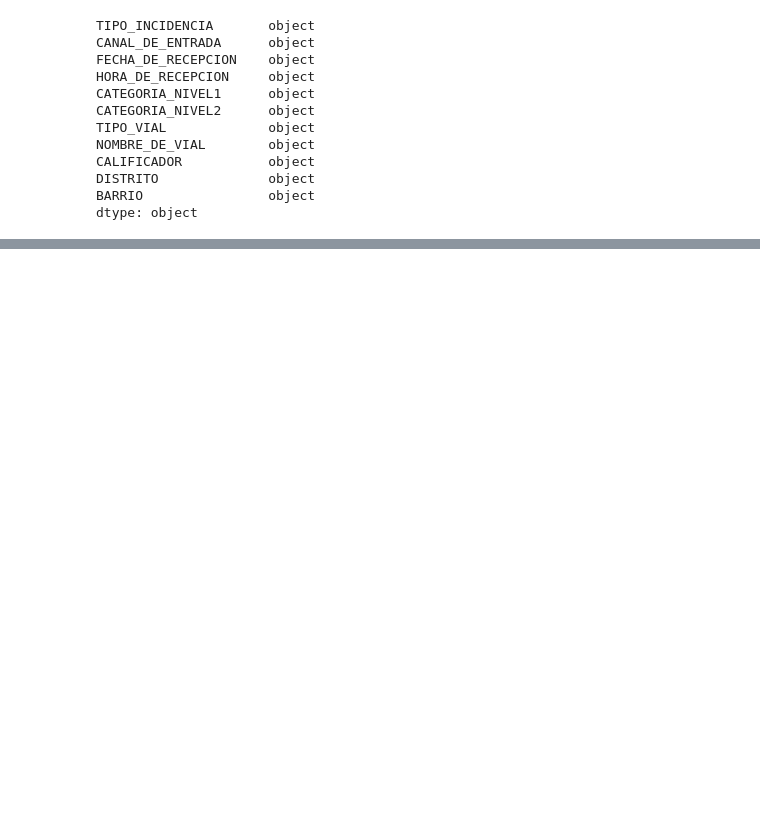
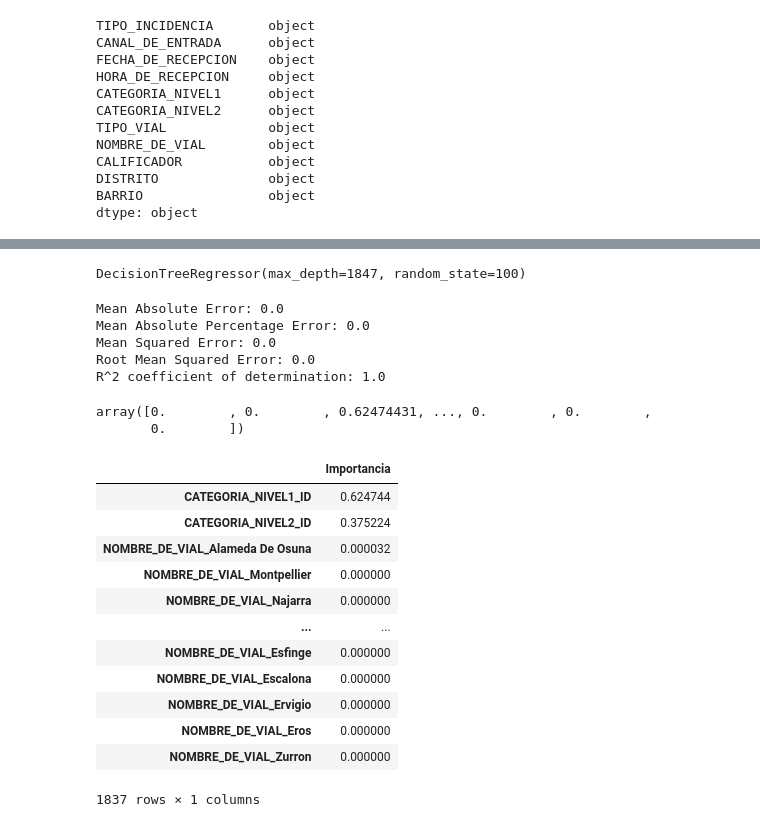
Before and after one commit to davidgdt/ejemplo_coil, a Jupyter notebook: notebooks/EstructuraDeDatos-Algorit_Actividades_COIL.ipynb, the cells around one changed output, grey strips where cells are left out. Cells and saved outputs as stored; diff of their text form; code cells hidden in the pictures; blank space fills up the shorter version.

```diff
--- a/notebooks/EstructuraDeDatos-Algorit_Actividades_COIL.ipynb
+++ b/notebooks/EstructuraDeDatos-Algorit_Actividades_COIL.ipynb
@@ -193,6 +298,22 @@ df_avisos_filt2[target]
+# %%
+# Eliminar las columnas de fecha y hora de la lista de características
+features = [col for col in features if col not in ['FECHA_DE_RECEPCION', 'HORA_DE_RECEPCION', 'FECHA_HORA_RECEPCION']]
+
+# Obtener las variables categóricas en el conjunto de datos
+categorical_cols = df_avisos_filt2[features].select_dtypes(include=['object']).columns
+
+# Convertir las variables categóricas en variables binarias (one-hot encoding)
+df_avisos_filt2 = pd.get_dummies(df_avisos_filt2, columns=categorical_cols)
+
+# Actualizar la lista de características para incluir las nuevas columnas binarias creadas
+features = [col for col in df_avisos_filt2.columns if col != target]
 # %%
- sklearn.tree imporfromt DecisionTreeRegressor, DecisionTreeClassifier
+
+from sklearn.tree import DecisionTreeRegressor, DecisionTreeClassifier
 from sklearn.preprocessing import LabelEncoder
+
+# Eliminar las columnas de fecha de la lista de características
+features = [col for col in features if col not in ['FECHA_DE_RECEPCION', 'HORA_DE_RECEPCION', 'FECHA_HORA_RECEPCION']]
 
 # Asumiendo que df_avisos_filt2 es tu DataFrame, features es la lista de columnas de características y target es el nombre de la columna objetivo
 
@@ -216,3 +337,53 @@ else:
 
 # Entrenar el árbol con todo el conjunto de datos
 arbol_importancia.fit(X=df_avisos_filt2[features], y=df_avisos_filt2[target])
+# %% [output]
+DecisionTreeRegressor(max_depth=1847, random_state=100)
+# %%
+# Comprobamos que se obtiene un R^2 muy alto. Lo desesable es que sea 1.
+y_pred_arbol = arbol_importancia.predict(X=df_avisos_filt2[features])
+
+from sklearn.metrics import mean_absolute_error
+from sklearn.metrics import mean_absolute_percentage_error
+from sklearn.metrics import mean_squared_error
+from sklearn.metrics import r2_score
+
+# Métricas para evaluar la calidad del modelo
+print('Mean Absolute Error:', mean_absolute_error(df_avisos_filt2[target], y_pred_arbol))
+print('Mean Absolute Percentage Error:', mean_absolute_percentage_error(df_avisos_filt2[target], y_pred_arbol)*100)
+print('Mean Squared Error:', mean_squared_error(df_avisos_filt2[target], y_pred_arbol))
+print('Root Mean Squared Error:', np.sqrt(mean_squared_error(df_avisos_filt2[target], y_pred_arbol)))
+print('R^2 coefficient of determination:', r2_score(df_avisos_filt2[target], y_pred_arbol))
+# %% [output]
+Mean Absolute Error: 0.0
+Mean Absolute Percentage Error: 0.0
+Mean Squared Error: 0.0
+Root Mean Squared Error: 0.0
+R^2 coefficient of determination: 1.0
+# %%
+# Importancias de cada variable en el árbol ajustado (Gini importance)
+arbol_importancia.feature_importances_
+# %% [output]
+array([0.        , 0.        , 0.62474431, ..., 0.        , 0.        ,
+       0.        ])
+# %%
+# Creamos un DataFrame con los datos de importancia
+importancia = pd.DataFrame(arbol_importancia.feature_importances_, index=features, columns=["Importancia"])
+
+# Ordenamos los datos
+importancia.sort_values(by=importancia.columns[0], ascending=False, inplace=True)
+importancia
+# %% [output]
+|  | Importancia |
+| CATEGORIA_NIVEL1_ID | 0.624744 |
+| CATEGORIA_NIVEL2_ID | 0.375224 |
+| NOMBRE_DE_VIAL_Alameda De Osuna | 0.000032 |
+| NOMBRE_DE_VIAL_Montpellier | 0.000000 |
+| NOMBRE_DE_VIAL_Najarra | 0.000000 |
+| ... | ... |
+| NOMBRE_DE_VIAL_Esfinge | 0.000000 |
+| NOMBRE_DE_VIAL_Escalona | 0.000000 |
+| NOMBRE_DE_VIAL_Ervigio | 0.000000 |
+| NOMBRE_DE_VIAL_Eros | 0.000000 |
+| NOMBRE_DE_VIAL_Zurron | 0.000000 |
+1837 rows × 1 columns
```
Also changed, not shown: parts of 17 cells of this notebook.
